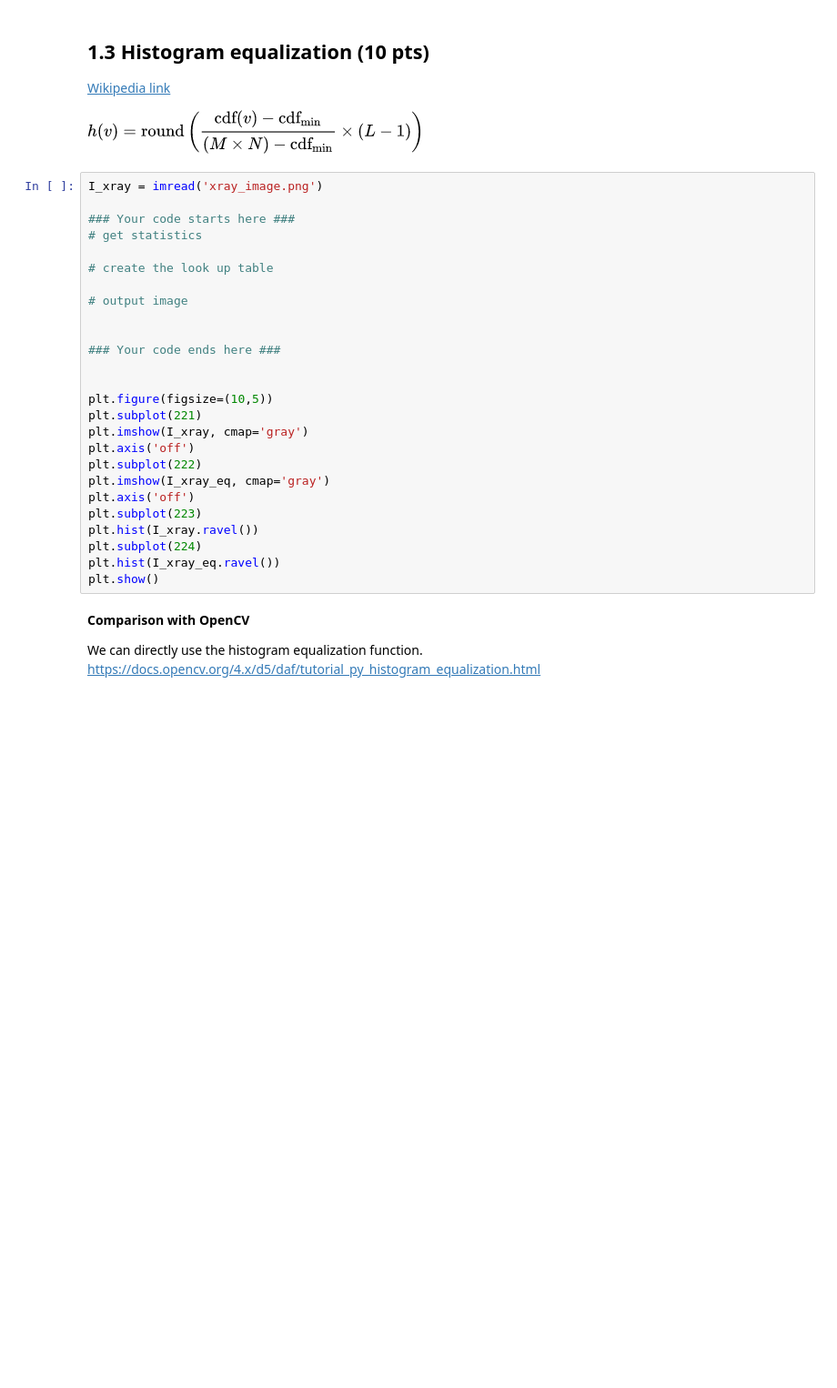
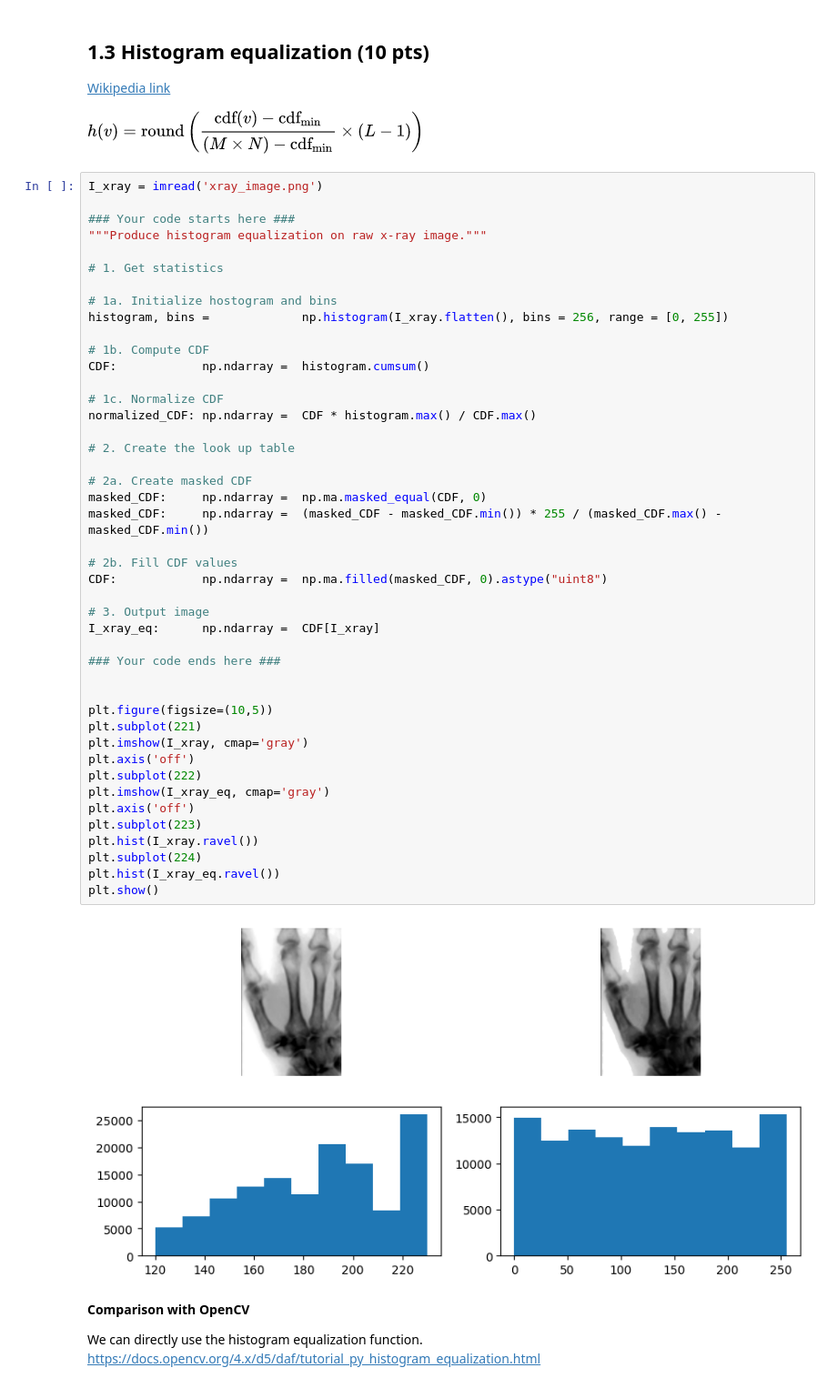
Before and after one commit to theokoles7/notebooks, a Jupyter notebook: Image-Processing/_assignments_/HW01_lab.ipynb, the cells around one changed output. Shown at 91% size. Drawn from its saved outputs; the diff is of its cells as text; blank space fills up the shorter version.

```diff
--- a/Image-Processing/_assignments_/HW01_lab.ipynb
+++ b/Image-Processing/_assignments_/HW01_lab.ipynb
@@ -126,29 +207,49 @@ plt.title('New histogram')
 # %%
 I_xray = imread('xray_image.png')
 
 ### Your code starts here ###
-# get statistics
+"""Produce histogram equalization on raw x-ray image."""
 
-# create the look up table
+# 1. Get statistics
 
-# output image
+# 1a. Initialize hostogram and bins
+histogram, bins =             np.histogram(I_xray.flatten(), bins = 256, range = [0, 255])
 
+# 1b. Compute CDF
+CDF:            np.ndarray =  histogram.cumsum()
+
+# 1c. Normalize CDF
+normalized_CDF: np.ndarray =  CDF * histogram.max() / CDF.max()
+
+# 2. Create the look up table
+
+# 2a. Create masked CDF
+masked_CDF:     np.ndarray =  np.ma.masked_equal(CDF, 0)
+masked_CDF:     np.ndarray =  (masked_CDF - masked_CDF.min()) * 255 / (masked_CDF.max() - masked_CDF.min())
+
+# 2b. Fill CDF values
+CDF:            np.ndarray =  np.ma.filled(masked_CDF, 0).astype("uint8")
+
+# 3. Output image
+I_xray_eq:      np.ndarray =  CDF[I_xray]
 
 ### Your code ends here ###
 
 
 plt.figure(figsize=(10,5))
 plt.subplot(221)
 plt.imshow(I_xray, cmap='gray')
 plt.axis('off')
 plt.subplot(222)
 plt.imshow(I_xray_eq, cmap='gray')
 plt.axis('off')
 plt.subplot(223)
 plt.hist(I_xray.ravel())
 plt.subplot(224)
 plt.hist(I_xray_eq.ravel())
 plt.show()
+# %% [output]
+[figure, added]
 # %% [markdown]
 **Comparison with OpenCV**
 
```
Also changed, not shown: parts of 26 cells of this notebook.
